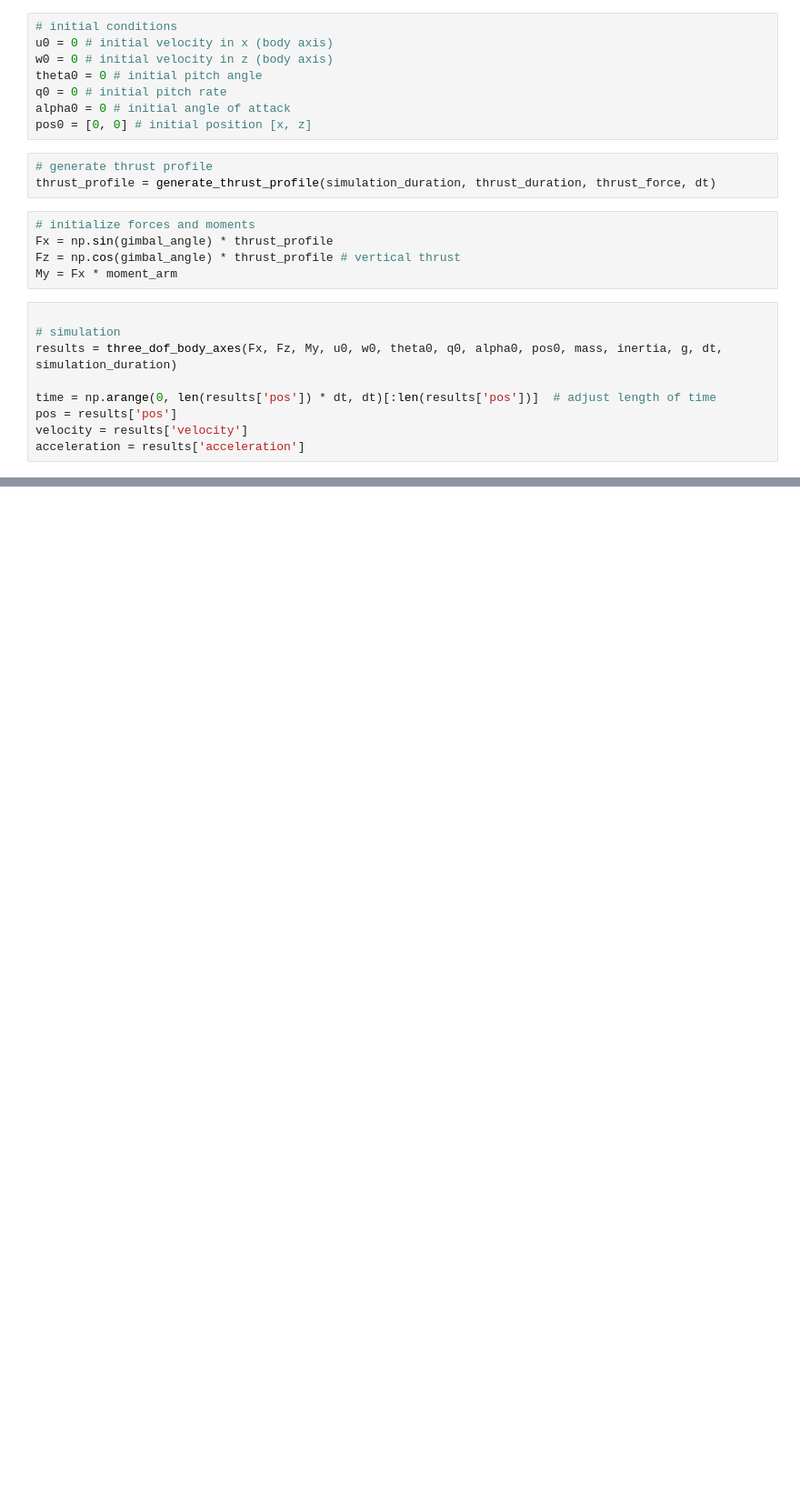
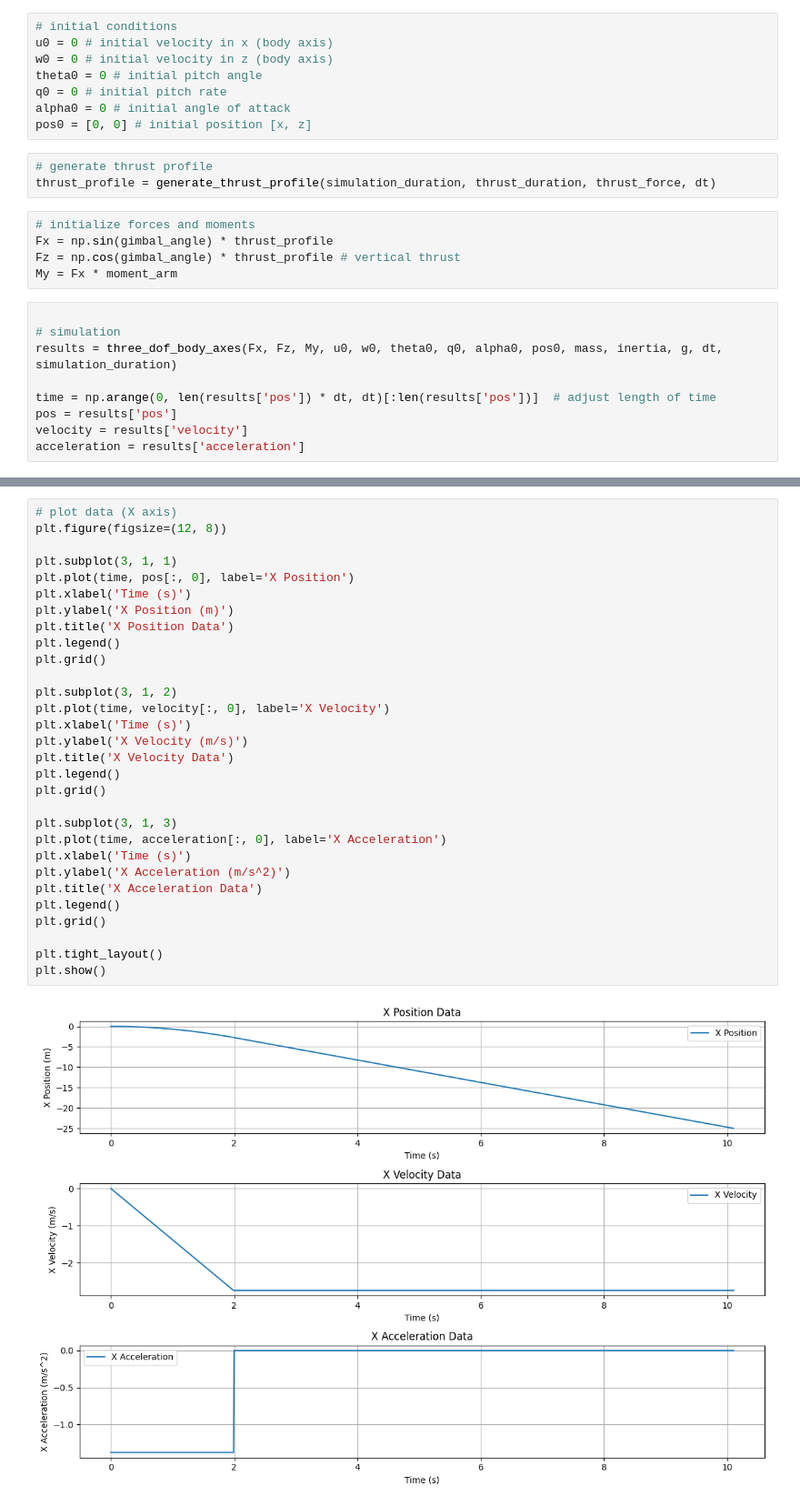
Before and after one commit to namberino/tvc-rocket-sim, a Jupyter notebook: sim.ipynb, the cells around one changed output, grey strips where cells are left out. Shown: that part at 91% size. Drawn from its saved outputs; the diff is of its cells as text; blank space fills up the shorter version.

```diff
--- a/sim.ipynb
+++ b/sim.ipynb
@@ -147,3 +147,35 @@ plt.show()
+# %%
+# plot data (X axis)
+plt.figure(figsize=(12, 8))
+
+plt.subplot(3, 1, 1)
+plt.plot(time, pos[:, 0], label='X Position')
+plt.xlabel('Time (s)')
+plt.ylabel('X Position (m)')
+plt.title('X Position Data')
+plt.legend()
+plt.grid()
+
+plt.subplot(3, 1, 2)
+plt.plot(time, velocity[:, 0], label='X Velocity')
+plt.xlabel('Time (s)')
+plt.ylabel('X Velocity (m/s)')
+plt.title('X Velocity Data')
+plt.legend()
+plt.grid()
+
+plt.subplot(3, 1, 3)
+plt.plot(time, acceleration[:, 0], label='X Acceleration')
+plt.xlabel('Time (s)')
+plt.ylabel('X Acceleration (m/s^2)')
+plt.title('X Acceleration Data')
+plt.legend()
+plt.grid()
+
+plt.tight_layout()
+plt.show()
+# %% [output]
+[figure, added]
 # %%
 # plot trajectory of rocket (2D)
 plt.figure(figsize=(8, 5))
```
Also changed, not shown: parts of 3 cells of this notebook, 1 other file.
